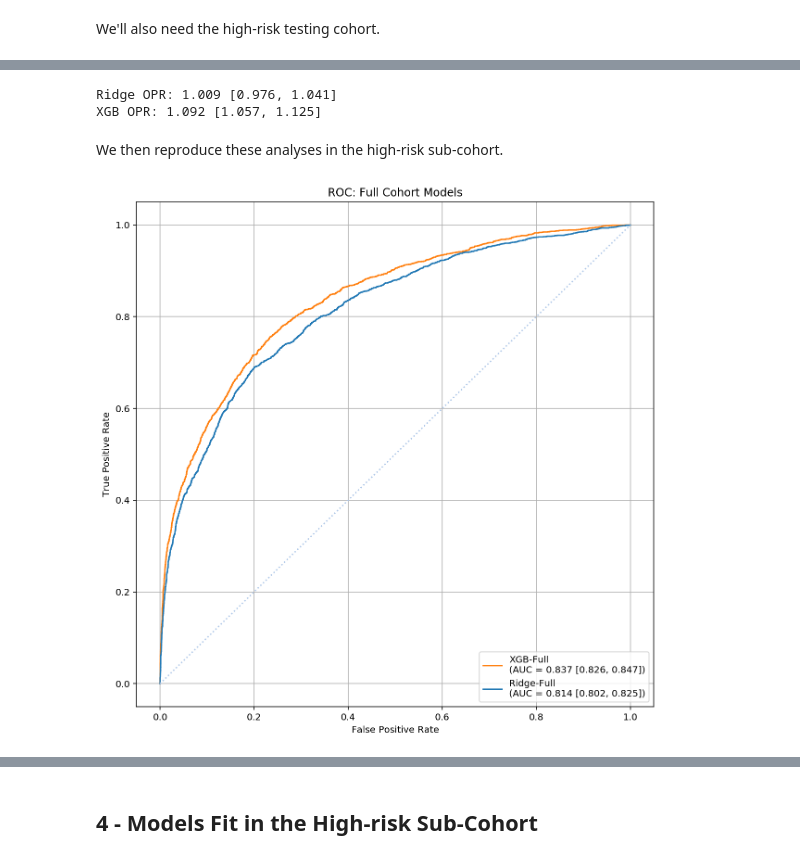
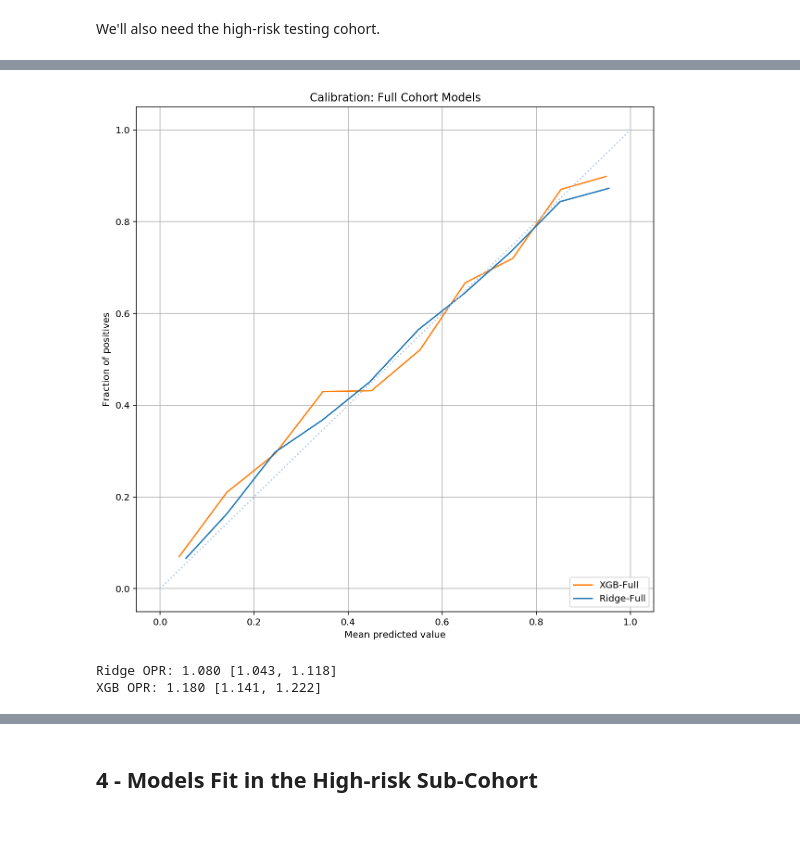
Before and after one commit to cosgriffc/calibrating-severity, a Jupyter notebook: modeling/model_analysis.ipynb, the cells around one changed output, grey strips where cells are left out. Drawn from its saved outputs; the diff is of its cells as text; code cells hidden in the pictures; blank space fills up the shorter version.

```diff
--- a/modeling/model_analysis.ipynb
+++ b/modeling/model_analysis.ipynb
@@ -214,35 +151,11 @@ plt.show()
+# %%
+gen_calib_plot(models=[xgb_classifier, ridge_classifier], names=['XGB-Full', 'Ridge-Full'],
+             colors=[tableau20[2], tableau20[0]], title='Calibration: Full Cohort Models', X=test_X_HR, y=test_y_HR)
+# %% [output]
+[figure, added]
 # %%
-print('Ridge OPR: {0:.3f} [{1:.3f}, {2:.3f}]'.format(test_y.mean()/f_hat_ridge[:, 1].mean(), *op_ratio_ci(f_hat_ridge[:, 1], test_y)))
-print('XGB OPR: {0:.3f} [{1:.3f}, {2:.3f}]'.format(test_y.mean()/f_hat_xgb[:, 1].mean(), *op_ratio_ci(f_hat_xgb[:, 1], test_y)))
+print('Ridge OPR: {0:.3f} [{1:.3f}, {2:.3f}]'.format(*op_ratio(ridge_classifier, test_X_HR, test_y_HR)))
+print('XGB OPR: {0:.3f} [{1:.3f}, {2:.3f}]'.format(*op_ratio(xgb_classifier, test_X_HR, test_y_HR)))
 # %% [output]
-Ridge OPR: 1.009 [0.976, 1.041]
-XGB OPR: 1.092 [1.057, 1.125]
+Ridge OPR: 1.080 [1.043, 1.118]
+XGB OPR: 1.180 [1.141, 1.222]
-# %% [markdown]
-We then reproduce these analyses in the high-risk sub-cohort.
-# %%
-f_hat_ridge = ridge_classifier.predict_proba(test_X_HR)
-roc_ridge = roc_curve(test_y_HR, f_hat_ridge[:, 1])
-auc_ridge = roc_auc_score(test_y_HR, f_hat_ridge[:, 1])
-
-f_hat_xgb = xgb_classifier.predict_proba(test_X_HR)
-roc_xgb = roc_curve(test_y_HR, f_hat_xgb[:, 1])
-auc_xgb = roc_auc_score(test_y_HR, f_hat_xgb[:, 1])
-
-plt.figure(figsize=(10, 10))
-plt.plot(roc_xgb[0], roc_xgb[1], color=tableau20[2],
-         label='XGB-Full\n(AUC = {0:.3f} [{1:.3f}, {2:.3f}])'.format(auc_xgb, *auc_ci(f_hat_xgb[:, 1], test_y_HR)))
-plt.plot(roc_ridge[0], roc_ridge[1], color=tableau20[0],
-         label='Ridge-Full\n(AUC = {0:.3f} [{1:.3f}, {2:.3f}])'.format(auc_ridge, *auc_ci(f_hat_ridge[:, 1], test_y_HR)))
-
-plt.grid()
-plt.plot([0, 1], [0, 1], 'k:', color=tableau20[1])
-
-plt.xlabel('False Positive Rate')
-plt.ylabel('True Positive Rate')
-plt.title('ROC: Full Cohort Models')
-plt.legend(loc="lower right")
-
-# plt.savefig('./figures/roc-full.svg', bbox_inches='tight')
-plt.show()
-# %% [output]
-[figure, removed]
```
Also changed, not shown: parts of 30 cells of this notebook, 7 other files.
